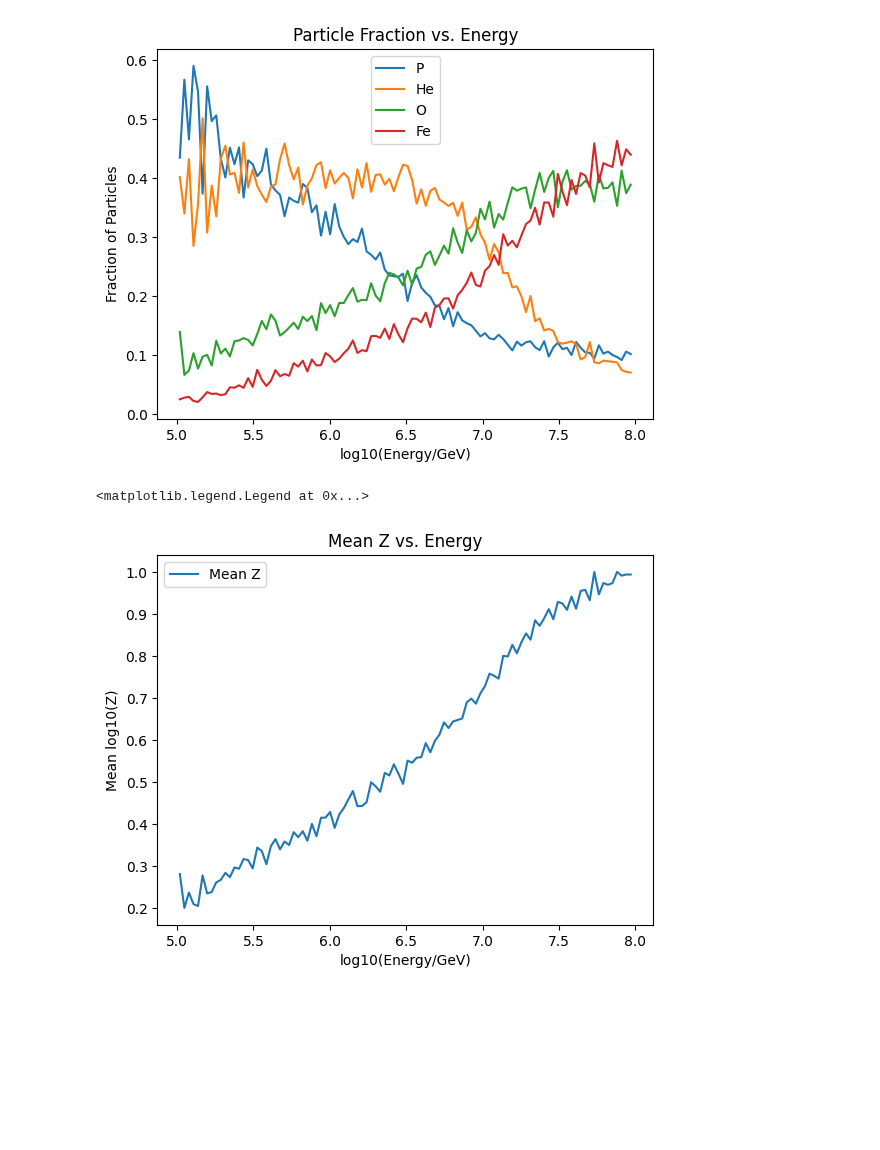
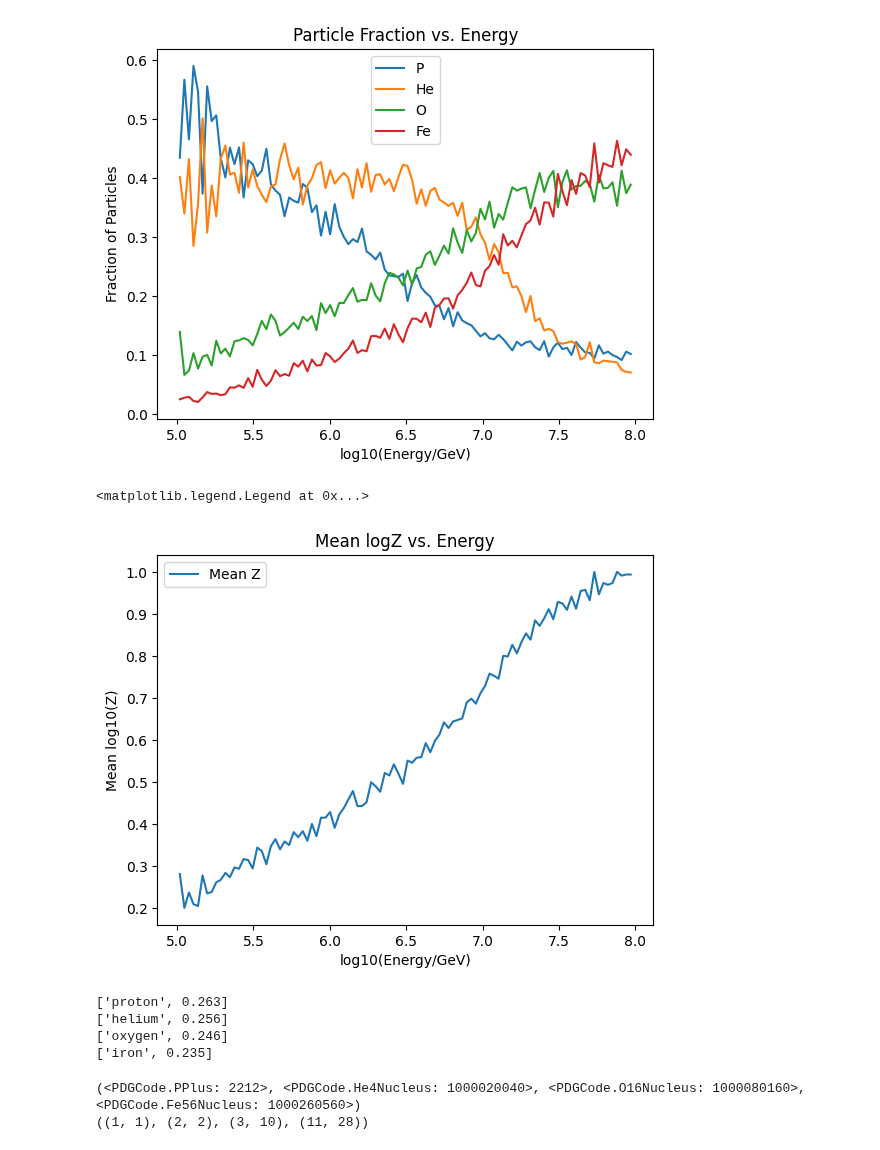
Before and after one commit to fmcnallyi3/it_anisotropy, a Jupyter notebook: rigidity/IceTop_Rigidity_Practice.ipynb, the cells around one changed output. Saved outputs shown, nothing was run; the diff lists cells and outputs as text; code cells hidden in the pictures; blank space fills up the shorter version.

```diff
--- a/rigidity/IceTop_Rigidity_Practice.ipynb
+++ b/rigidity/IceTop_Rigidity_Practice.ipynb
@@ -131,17 +130,45 @@ plt.legend()
 # %%
 # Mean Atomic Charge (without dictionary)
 
 PZ = pwt * np.log10(1)
 HeZ = hwt * np.log10(2)
 OZ = owt * np.log10(8)
 FeZ = iwt * np.log10(26)
 totZ = PZ + HeZ + OZ + FeZ
 meanZ = totZ / tot
 plt.plot(bins[:-1], meanZ, label = 'Mean Z')
 plt.xlabel('log10(Energy/GeV)')
 plt.ylabel('Mean log10(Z)')
-plt.title('Mean Z vs. Energy')
+plt.title('Mean logZ vs. Energy')
 plt.legend()
 # %% [output]
 <matplotlib.legend.Legend at 0x...>
-[figure, old version]
+[figure, new version]
+# %%
+# make a table of the overall percentage of particles
+
+pro_cent = len(primary_energy[CUTS['proton']])/len(primary_energy)
+eli_cent = len(primary_energy[CUTS['helium']])/len(primary_energy)
+oxy_cent = len(primary_energy[CUTS['oxygen']])/len(primary_energy)
+iro_cent = len(primary_energy[CUTS['iron']])/len(primary_energy)
+
+cent_table = [['proton', round(pro_cent, 3)],
+              ['helium', round(eli_cent, 3)],
+              ['oxygen', round(oxy_cent, 3)],
+              ['iron', round(iro_cent, 3)]]
+
+for row in cent_table:
+    print(row)
+# %% [output]
+['proton', 0.263]
+['helium', 0.256]
+['oxygen', 0.246]
+['iron', 0.235]
+# %%
+fluxG = simweights.GlobalSplineFit_IT()
+
+print(fluxG.pdgids)
+print(fluxG.groups)
+# %% [output]
+(<PDGCode.PPlus: 2212>, <PDGCode.He4Nucleus: 1000020040>, <PDGCode.O16Nucleus: 1000080160>, <PDGCode.Fe56Nucleus: 1000260560>)
+((1, 1), (2, 2), (3, 10), (11, 28))
```
Also changed, not shown: parts of 1 cell of this notebook, 2 other files.
